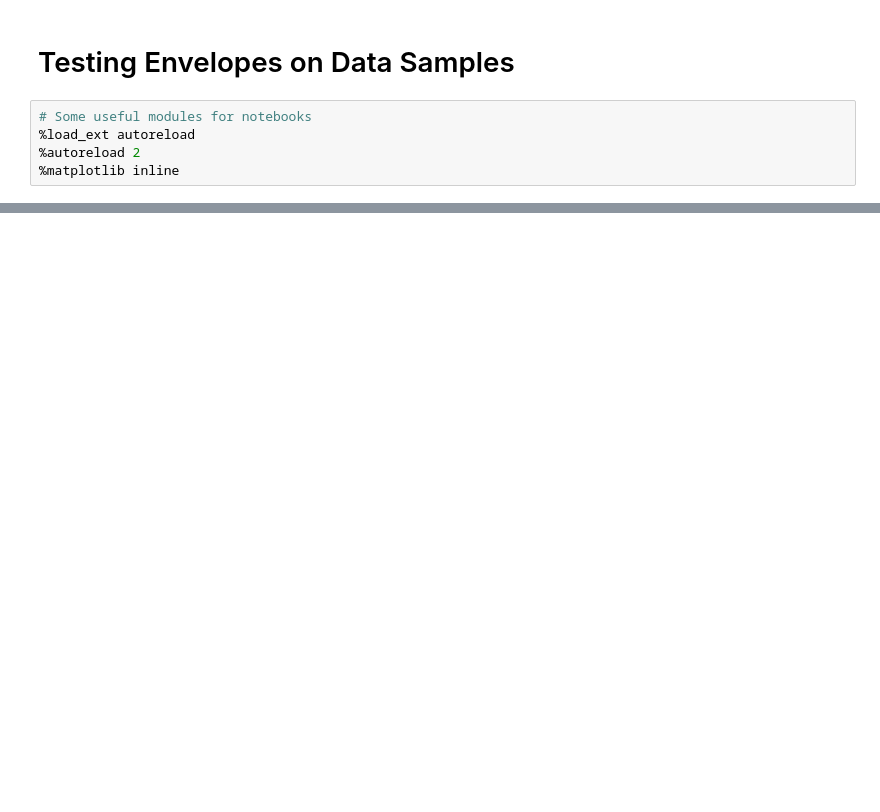
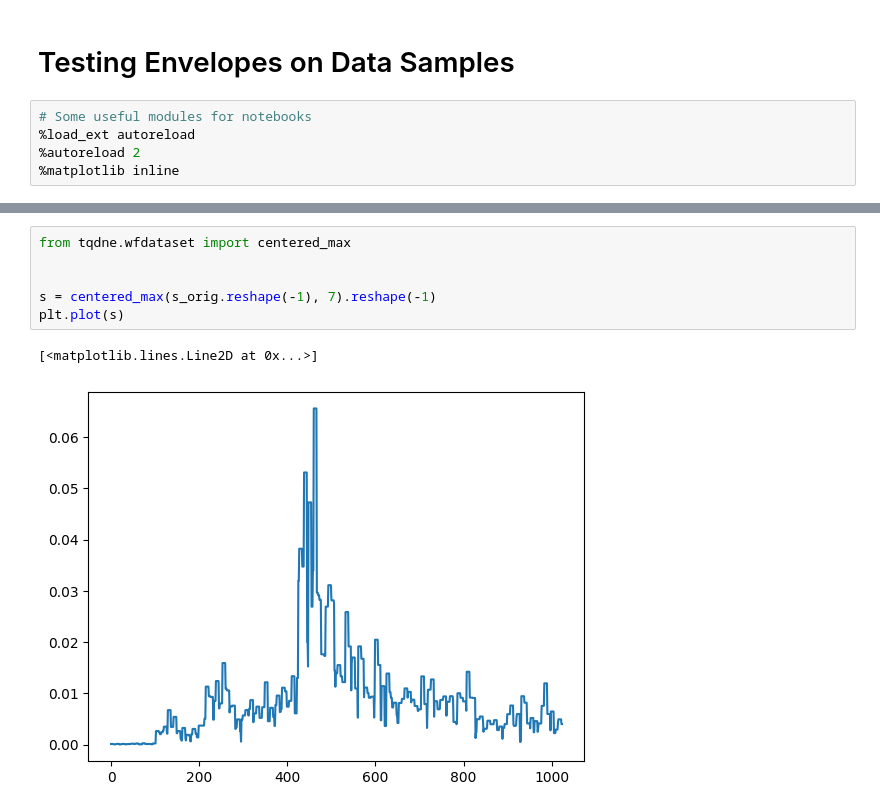
Before and after one commit to highfem/tqdne, a Jupyter notebook: notebooks/test_envelope.ipynb, the cells around one changed output, grey strips where cells are left out. Cells and saved outputs as stored; diff of their text form; blank space fills up the shorter version.

```diff
--- a/notebooks/test_envelope.ipynb
+++ b/notebooks/test_envelope.ipynb
@@ -49,0 +37,9 @@ array([[-1.1170014, -1.1170014, -1.1170014, ..., -1.1170014, -1.1170014,
+# %%
+from tqdne.wfdataset import centered_max
+
+
+s = centered_max(s_orig.reshape(-1), 7).reshape(-1)
+plt.plot(s)
+# %% [output]
+[<matplotlib.lines.Line2D at 0x...>]
+[figure, added]
```
Also changed, not shown: parts of 8 cells of this notebook, 8 other files.
